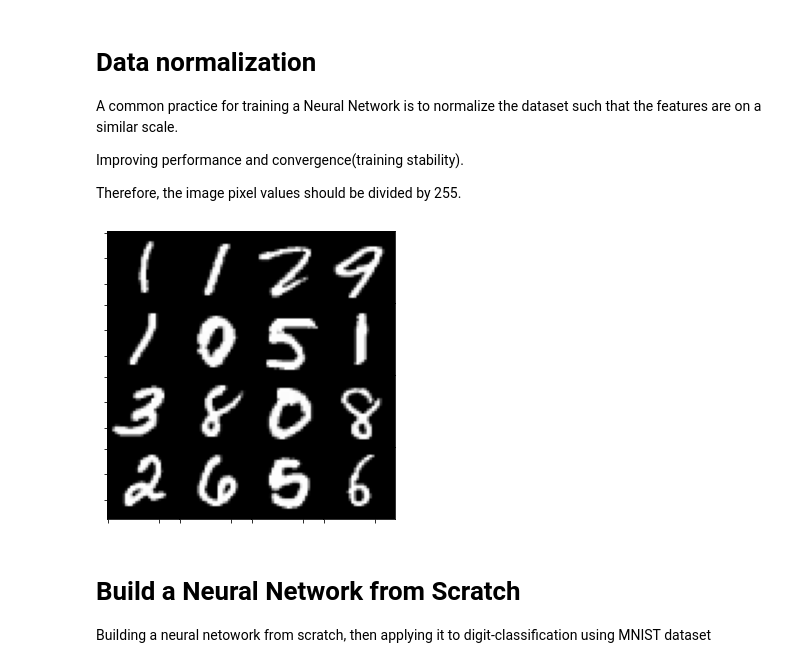
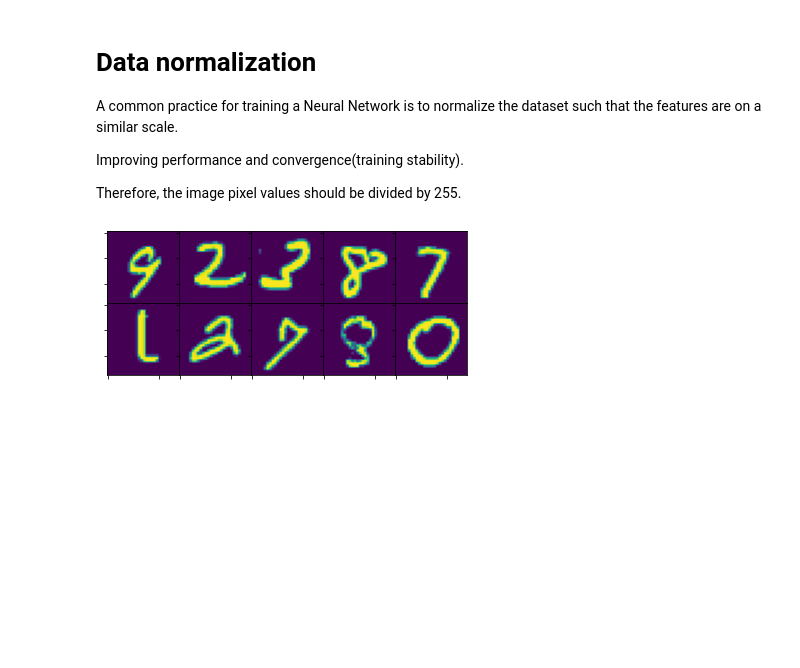
Before and after one commit to josh-truong/digit-classification, a Jupyter notebook: digit_classification.ipynb, the cells around one changed output. Cells and saved outputs as stored; diff of their text form; code cells hidden in the pictures; blank space fills up the shorter version.

```diff
--- a/digit_classification.ipynb
+++ b/digit_classification.ipynb
@@ -32,22 +12,25 @@ from google.colab import files
 # %% [markdown]
 # Helper Functions
 # %%
-def show_images(images, size=4):
-  images = np.array([images]) if (len(images.shape) != 2) else images
-  indices = np.random.choice(len(images), size=(size*size), replace=True)
+def show_images(images, nrow=2, ncol=5, img_w=28, img_height=28):
+  images = images if (len(images.shape) == 2) else np.array([images])
+  n = len(images)
+  (nrow,ncol) = (1, n) if(n < nrow*ncol) else (nrow, ncol)
+
+  indices = np.random.choice(len(images), size=(nrow*ncol), replace=True)
   images = images[indices, :]
 
-  fig = plt.figure(figsize=(size+1, size+1))
-  gs = gridspec.GridSpec(size, size,
+  fig = plt.figure(figsize=(ncol+1, nrow+1))
+  gs = gridspec.GridSpec(nrow, ncol,
           wspace=0.0, hspace=0.0,
-          top=1.-0.5/(size+1), bottom=0.5/(size+1),
-          left=0.5/(size+1), right=1-0.5/(size+1))
+          top=1.-0.5/(nrow+1), bottom=0.5/(nrow+1),
+          left=0.5/(ncol+1), right=1-0.5/(ncol+1))
 
   for n, img in enumerate(images):
-    row, col = n // size, n % size
+    row, col = n // ncol, n % ncol
     ax = plt.subplot(gs[row, col])
+    ax.imshow(img.reshape(img_w,img_height))
     ax.set_xticklabels([]); ax.set_yticklabels([])
-    ax.imshow(img.reshape(28,28))
 # %% [markdown]
 # MNIST Dataset
 Kaggles MNIST dataset contains 785 columns representing a 28x28 image label(1) and pixel values(784). The pixel values of the image can range from 0 to 255.
@@ -91,0 +39,13 @@ Y_test = test_data[:, 0]
+# %%
+num_labels = 10
+(x_train, y_train), (x_test, y_test) = mnist.load_data()
+
+x_train = x_train.reshape(-1, 784)
+x_test = x_test.reshape(-1, 784)
+
+# shuffle training dataset
+shuffle_index = np.random.permutation(len(x_train))
+x_train, y_train = x_train[shuffle_index], y_train[shuffle_index]
+
+print('Training Dataset: {0} {1}'.format(x_train.shape, y_train.shape))
+print('Training Dataset: {0} {1}'.format(x_test.shape, y_test.shape))
@@ -102,7 +62,7 @@ X_test = X_test / 255
+# %%
+x_train = x_train / 255
+x_test = x_test / 255
 # %%
-show_images(X_train)
+show_images(x_train)
 # %% [output]
-[figure, old version]
+[figure, new version]
-# %% [markdown]
-#  Build a Neural Network from Scratch
-Building a neural netowork from scratch, then applying it to digit-classification using MNIST dataset
```
Also changed, not shown: parts of 18 cells of this notebook.
